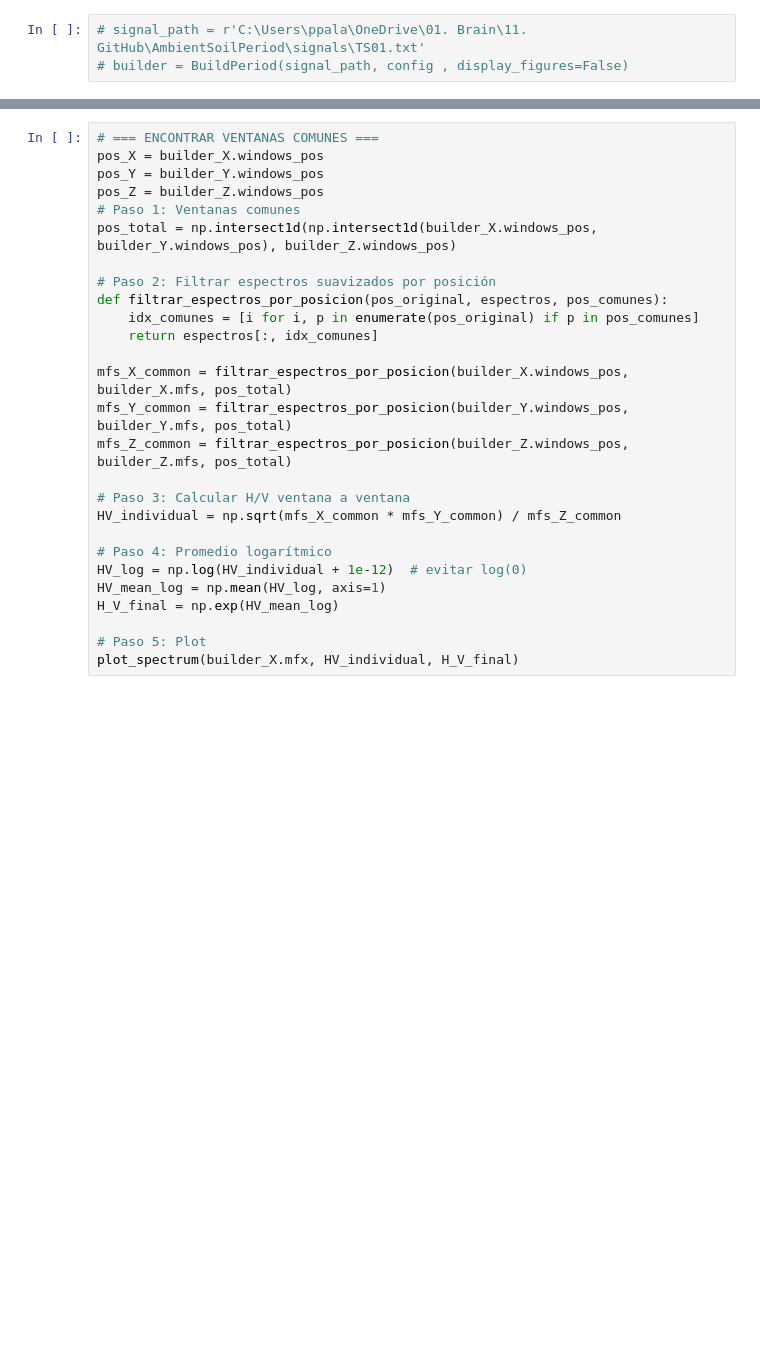
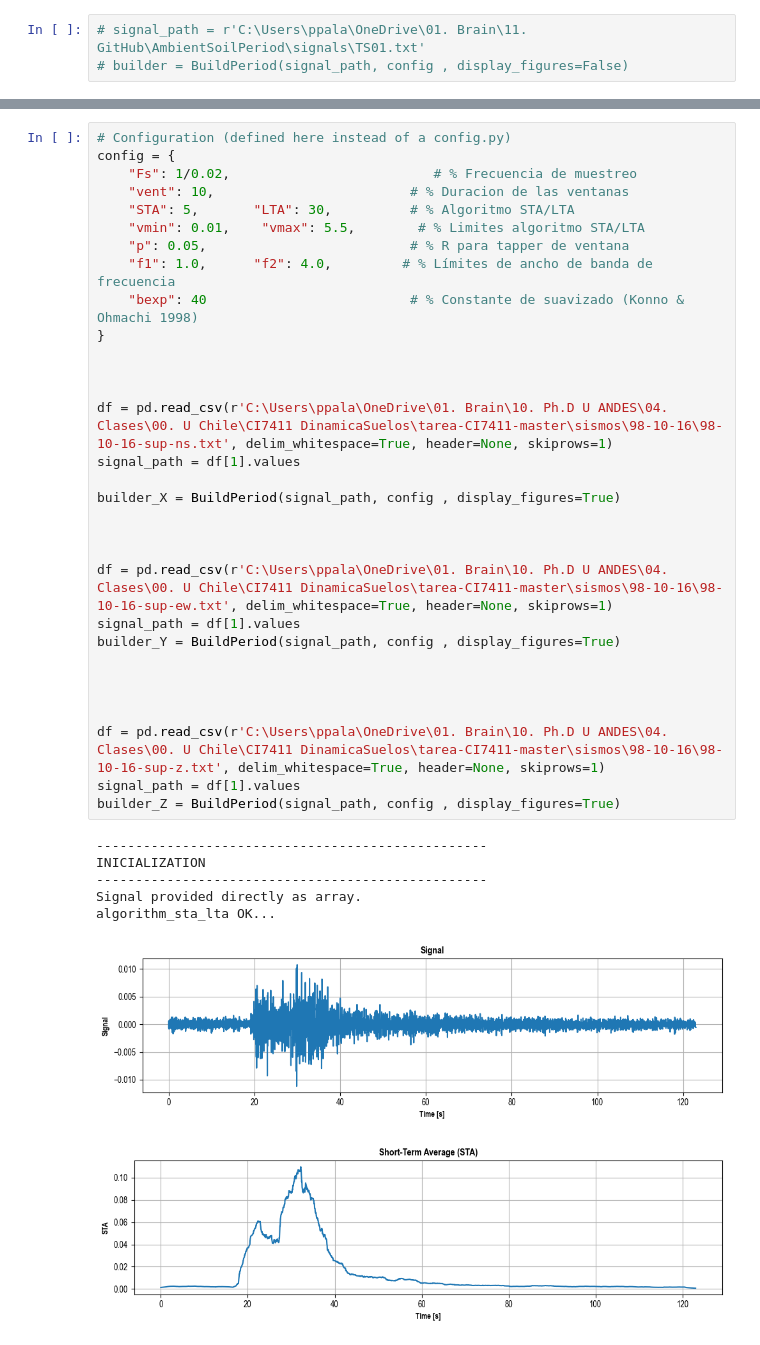
Before and after one commit to ppalacios92/AmbientSoilPeriod, a Jupyter notebook: notebooks/Main.ipynb, the cells around one changed output, grey strips where cells are left out. Saved outputs shown, nothing was run; the diff lists cells and outputs as text; blank space fills up the shorter version.

Commit message:
Update data read for dataframes

```diff
--- a/notebooks/Main.ipynb
+++ b/notebooks/Main.ipynb
@@ -189,27 +40,39 @@ def plot_multi_spectra(mfx_X, mfs_X, mfx_Y, mfs_Y, mfx_Z, mfs_Z, mfx_HV, HV, mfp
-# %%
-# === ENCONTRAR VENTANAS COMUNES ===
-pos_X = builder_X.windows_pos
-pos_Y = builder_Y.windows_pos
-pos_Z = builder_Z.windows_pos
-# Paso 1: Ventanas comunes
-pos_total = np.intersect1d(np.intersect1d(builder_X.windows_pos, builder_Y.windows_pos), builder_Z.windows_pos)
-
-# Paso 2: Filtrar espectros suavizados por posición
-def filtrar_espectros_por_posicion(pos_original, espectros, pos_comunes):
-    idx_comunes = [i for i, p in enumerate(pos_original) if p in pos_comunes]
-    return espectros[:, idx_comunes]
-
-mfs_X_common = filtrar_espectros_por_posicion(builder_X.windows_pos, builder_X.mfs, pos_total)
-mfs_Y_common = filtrar_espectros_por_posicion(builder_Y.windows_pos, builder_Y.mfs, pos_total)
-mfs_Z_common = filtrar_espectros_por_posicion(builder_Z.windows_pos, builder_Z.mfs, pos_total)
-
-# Paso 3: Calcular H/V ventana a ventana
-HV_individual = np.sqrt(mfs_X_common * mfs_Y_common) / mfs_Z_common
-
-# Paso 4: Promedio logarítmico
-HV_log = np.log(HV_individual + 1e-12)  # evitar log(0)
-HV_mean_log = np.mean(HV_log, axis=1)
-H_V_final = np.exp(HV_mean_log)
-
-# Paso 5: Plot
-plot_spectrum(builder_X.mfx, HV_individual, H_V_final)
+# %%
+# Configuration (defined here instead of a config.py)
+config = {
+    "Fs": 1/0.02,                          # % Frecuencia de muestreo
+    "vent": 10,                         # % Duracion de las ventanas
+    "STA": 5,       "LTA": 30,          # % Algoritmo STA/LTA
+    "vmin": 0.01,    "vmax": 5.5,        # % Limites algoritmo STA/LTA
+    "p": 0.05,                          # % R para tapper de ventana
+    "f1": 1.0,      "f2": 4.0,         # % Límites de ancho de banda de frecuencia
+    "bexp": 40                          # % Constante de suavizado (Konno & Ohmachi 1998)
+}
+
+
+
+df = pd.read_csv(r'C:\Users\ppala\OneDrive\01. Brain\10. Ph.D U ANDES\04. Clases\00. U Chile\CI7411 DinamicaSuelos\tarea-CI7411-master\sismos\98-10-16\98-10-16-sup-ns.txt', delim_whitespace=True, header=None, skiprows=1)
+signal_path = df[1].values
+
+builder_X = BuildPeriod(signal_path, config , display_figures=True)
+
+
+
+df = pd.read_csv(r'C:\Users\ppala\OneDrive\01. Brain\10. Ph.D U ANDES\04. Clases\00. U Chile\CI7411 DinamicaSuelos\tarea-CI7411-master\sismos\98-10-16\98-10-16-sup-ew.txt', delim_whitespace=True, header=None, skiprows=1)
+signal_path = df[1].values
+builder_Y = BuildPeriod(signal_path, config , display_figures=True)
+
+
+
+
+df = pd.read_csv(r'C:\Users\ppala\OneDrive\01. Brain\10. Ph.D U ANDES\04. Clases\00. U Chile\CI7411 DinamicaSuelos\tarea-CI7411-master\sismos\98-10-16\98-10-16-sup-z.txt', delim_whitespace=True, header=None, skiprows=1)
+signal_path = df[1].values
+builder_Z = BuildPeriod(signal_path, config , display_figures=True)
+# %% [output]
+--------------------------------------------------
+INICIALIZATION
+--------------------------------------------------
+Signal provided directly as array.
+algorithm_sta_lta OK...
+[figure, added]
+[figure, added]
```
Also changed, not shown: parts of 9 cells of this notebook, 2 other files.
